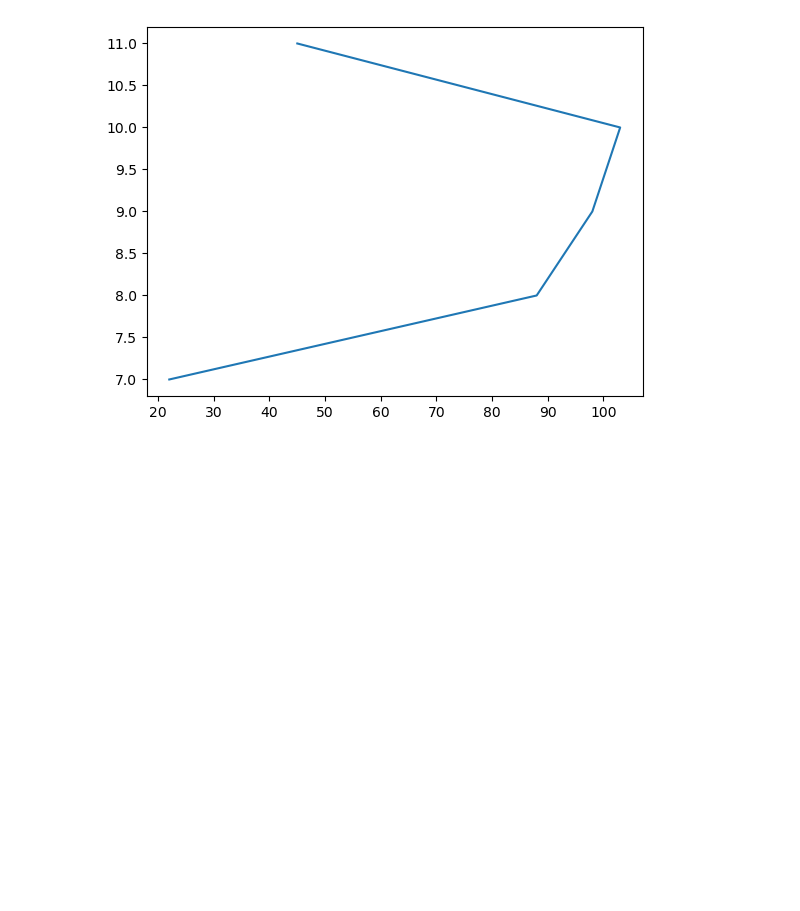
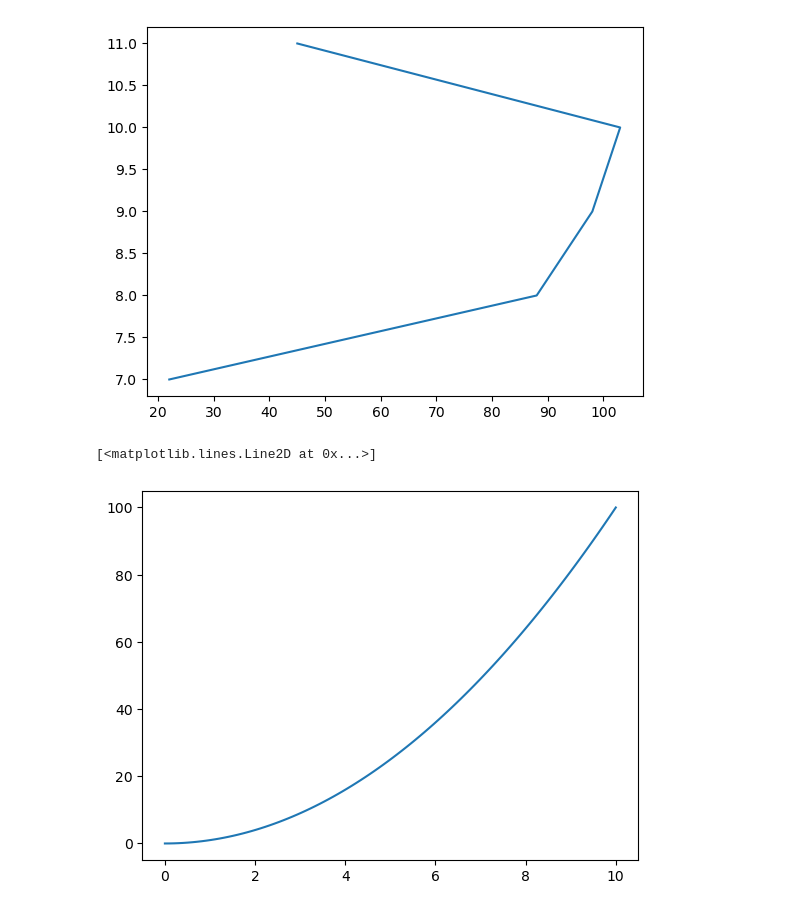
Before and after one commit to aftb777/Learning-Machine, a Jupyter notebook: MatpotlibCodes/Exercise.ipynb, the cells around one changed output. Cells and saved outputs as stored; diff of their text form; code cells hidden in the pictures; blank space fills up the shorter version.

```diff
--- a/MatpotlibCodes/Exercise.ipynb
+++ b/MatpotlibCodes/Exercise.ipynb
@@ -39,0 +43,10 @@ ax.plot(X, y)
+# %%
+# Create an array of 100 evenly spaced numbers between 0 and 100 using NumPy and save it to variable X
+X = np.linspace(0, 10, 100)
+# %%
+# Create a plot using plt.subplots() and plot X versus X^2 (X squared)
+fig, ax = plt.subplots()
+ax.plot(X, X**2)
+# %% [output]
+[<matplotlib.lines.Line2D at 0x...>]
+[figure, added]
```
Also changed, not shown: parts of 1 cell of this notebook.
